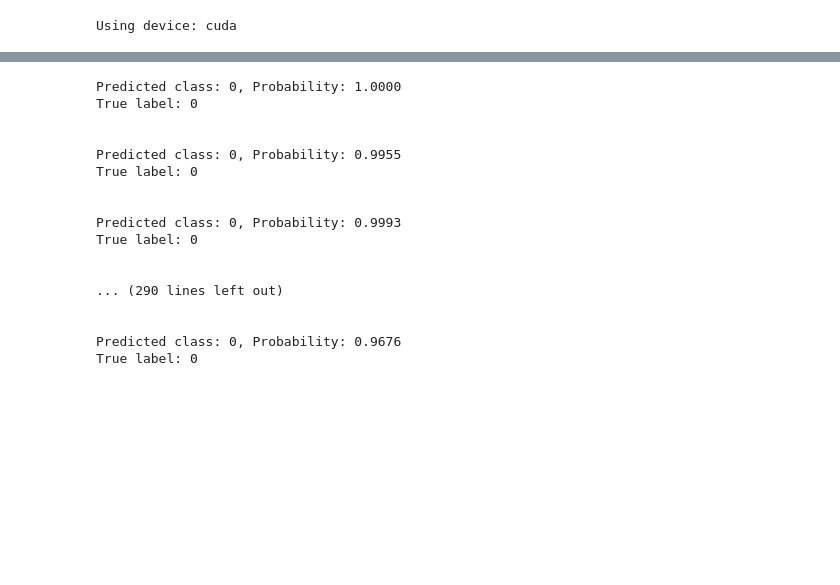
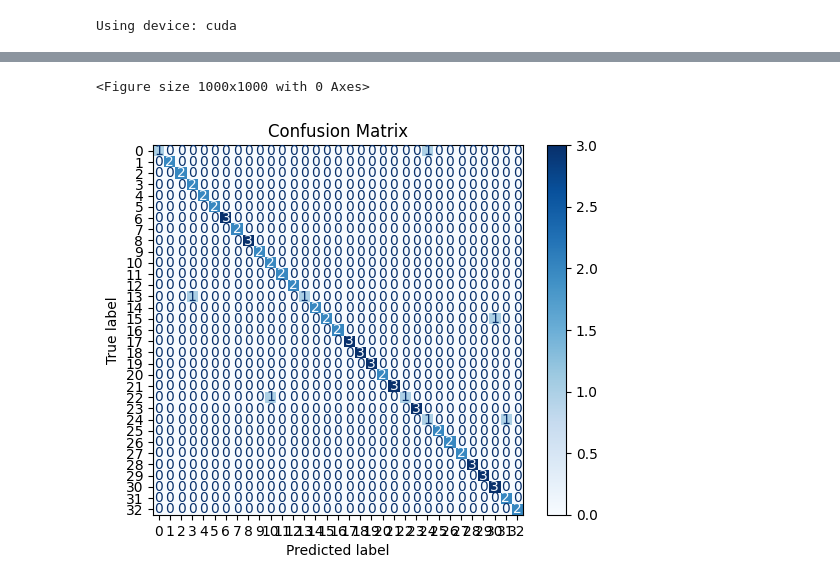
Before and after one commit to Michael-Loren/bacteria, a Jupyter notebook: ResNet-PyTorch/ResNet/CombinedHandling.ipynb, the cells around one changed output, grey strips where cells are left out. Saved outputs shown, nothing was run; the diff lists cells and outputs as text; code cells hidden in the pictures; blank space fills up the shorter version.

```diff
--- a/ResNet-PyTorch/ResNet/CombinedHandling.ipynb
+++ b/ResNet-PyTorch/ResNet/CombinedHandling.ipynb
@@ -205,51 +210,58 @@ Test Loss: 0.4817, Test Accuracy: 80.19%
 # %%
-# Function to test an individual sample from the test split
-def test_individual_test_sample(sample_idx):
+import torch
+import numpy as np
+import matplotlib.pyplot as plt
+import seaborn as sns
+from sklearn.metrics import confusion_matrix, ConfusionMatrixDisplay
+
+# Function to test an individual sample and collect predictions and true labels
+def test_individual_test_sample(sample_idx, true_labels, predicted_labels):
     # Load a specific sample from the test dataset
     cube, profile, label = test_dataset[sample_idx]
 
     # Move the sample to GPU if using CUDA
     cube = cube.to(device).unsqueeze(0)  # Add batch dimension
     profile = profile.to(device).unsqueeze(0)  # Add batch dimension
     label = label.to(device)
 
     # Set the model to evaluation mode
     model.eval()
 
     # Disable gradient computation for inference
     with torch.no_grad():
         output = model(cube, profile)
 
     # Apply softmax to get probabilities
     probabilities = torch.nn.functional.softmax(output, dim=1)
 
     # Get the predicted class
     predicted_class = torch.argmax(probabilities, dim=1)
 
-    # Print the results
-    print(f"Predicted class: {predicted_class.item()}, Probability: {probabilities[0][predicted_class.item()]:.4f}")
-    print(f"True label: {label.item()}")
+    # Append the true and predicted labels to their respective lists
+    true_labels.append(label.item())
+    predicted_labels.append(predicted_class.item())
 
-# Test an individual sample from the test split (e.g., sample index 0)
+# Lists to store true and predicted labels
+true_labels = []
+predicted_labels = []
 
-for i in range(77):
-    test_individual_test_sample(i)
-    print('\n')
+# Test individual samples and collect labels
+for i in range(len(test_dataset)):
+    test_individual_test_sample(i, true_labels, predicted_labels)
+
+# Convert lists to numpy arrays for compatibility with sklearn
+true_labels = np.array(true_labels)
+predicted_labels = np.array(predicted_labels)
+
+# Generate the confusion matrix
+cm = confusion_matrix(true_labels, predicted_labels)
+disp = ConfusionMatrixDisplay(confusion_matrix=cm)
+
+# Plot the confusion matrix
+plt.figure(figsize=(10, 10))
+disp.plot(cmap=plt.cm.Blues)
+plt.title('Confusion Matrix')
+plt.show()
 # %% [output]
-Predicted class: 0, Probability: 1.0000
-True label: 0
-
-
-Predicted class: 0, Probability: 0.9955
-True label: 0
-
-
-Predicted class: 0, Probability: 0.9993
-True label: 0
-
-
-... (290 lines left out)
-
-
-Predicted class: 0, Probability: 0.9676
-True label: 0
+<Figure size 1000x1000 with 0 Axes>
+[figure, added]
```
Also changed, not shown: parts of 5 cells of this notebook, 7 other files.
